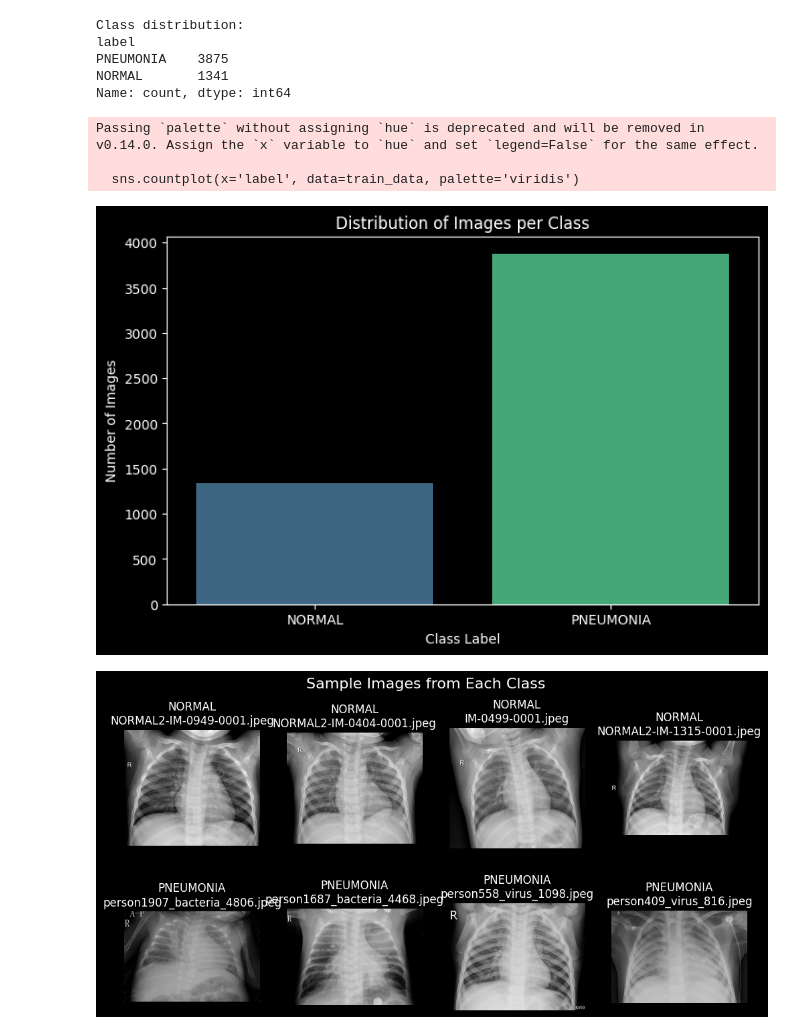
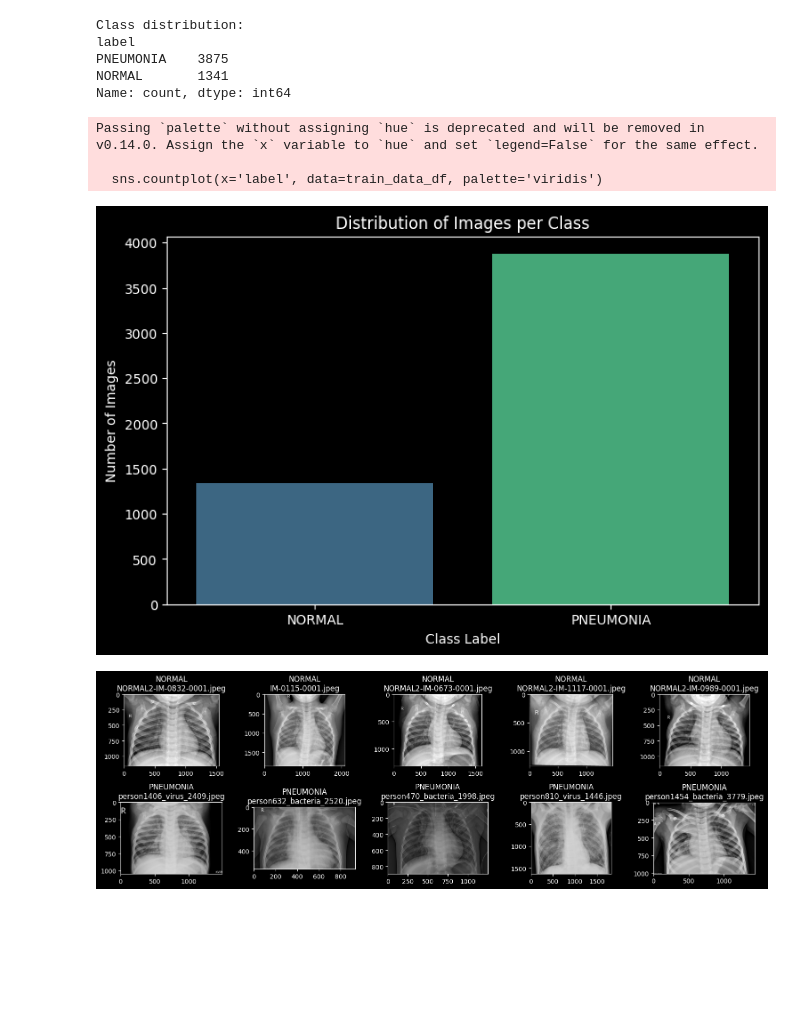
Before and after one commit to olivermarketos/Interpretability_and_Explainability, a Jupyter notebook: Q2_1_Exploratory_data_analysis.ipynb, the cells around one changed output. Saved outputs shown, nothing was run; the diff lists cells and outputs as text; code cells hidden in the pictures; blank space fills up the shorter version.

```diff
--- a/Q2_1_Exploratory_data_analysis.ipynb
+++ b/Q2_1_Exploratory_data_analysis.ipynb
@@ -35,8 +50,8 @@ Total images in train set: 5216
 # %%
-train_data = pd.DataFrame({
-    "filepath": image_paths,
-    "label": labels
-})
-print(train_data.head())
-train_data.info()
+
+train_data_df = load_image_df("train")
+val_data_df = load_image_df("val")
+test_data_df = load_image_df("test")
+print(train_data_df.head())
+train_data_df.info()
 # %% [output]
@@ -58,10 +80,10 @@ memory usage: 81.6+ KB
 # %%
 # Class distribution count
-class_counts = train_data['label'].value_counts()
+class_counts = train_data_df['label'].value_counts()
 print("Class distribution:")
 print(class_counts)
 plt.figure(figsize=(8, 5))
-sns.countplot(x='label', data=train_data, palette='viridis')
+sns.countplot(x='label', data=train_data_df, palette='viridis')
 plt.title('Distribution of Images per Class')
 plt.xlabel('Class Label')
 plt.ylabel('Number of Images')
@@ -74,36 +96,30 @@ NORMAL       1341
 Name: count, dtype: int64
 Passing `palette` without assigning `hue` is deprecated and will be removed in v0.14.0. Assign the `x` variable to `hue` and set `legend=False` for the same effect.
 
-  sns.countplot(x='label', data=train_data, palette='viridis')
+  sns.countplot(x='label', data=train_data_df, palette='viridis')
 [figure]
 # %%
+# display some images
+def display_images(CLASS_NAMES, train_data, n=5):
+    plt.figure(figsize=(15, 5))
+    for i, class_name in enumerate(CLASS_NAMES):
+        sample_indices = train_data[train_data['label'] == class_name].sample(n).index # get random sample indices
+        sample_filepaths = train_data.loc[sample_indices, 'filepath'].tolist() # get filepaths for the sample indices
+
+        for j, filepath in enumerate(sample_filepaths):
+            try:
+                img = Image.open(filepath)
+                ax = plt.subplot( 2, n, i * n + j + 1)
+                plt.imshow(img, cmap='gray')
+                plt.title(f"{class_name}\n{os.path.basename(filepath)}")
+            except Exception as e:
+                print(f"Error loading or displaying image {filepath}: {e}")
+    plt.tight_layout()
+    plt.show()
+
+
 # Display some images from the dataset
-
-plt.figure(figsize=(12, 6))
-num_samples_to_show = 4 # Show N samples per class
-
-for i, class_name in enumerate(CLASS_NAMES):
-    # Get random sample filepaths for the current class
-    sample_indices = train_data[train_data['label'] == class_name].sample(num_samples_to_show).index
-    sample_filepaths = train_data.loc[sample_indices, 'filepath'].tolist()
-
-    for j, filepath in enumerate(sample_filepaths):
-        try:
-            img = Image.open(filepath)
-            # Convert grayscale images to RGB for consistent display if needed
-            if img.mode != 'RGB':
-                 img = img.convert('RGB')
-
-            ax = plt.subplot(len(CLASS_NAMES), num_samples_to_show, i * num_samples_to_show + j + 1)
-            plt.imshow(img)
-            plt.title(f"{class_name}\n{os.path.basename(filepath)}")
-            plt.axis("off")
-        except Exception as e:
-            print(f"Error loading or displaying image {filepath}: {e}")
-
-plt.suptitle('Sample Images from Each Class', fontsize=16)
-# plt.tight_layout(rect=[0, 0.03, 1, 0.95]) # Adjust layout to prevent title overlap
-plt.show()
+display_images(CLASS_NAMES, train_data_df)
 # %% [output]
-[figure, old version]
+[figure, new version]
 # %%
```
Also changed, not shown: parts of 5 cells of this notebook, 11 other files.
